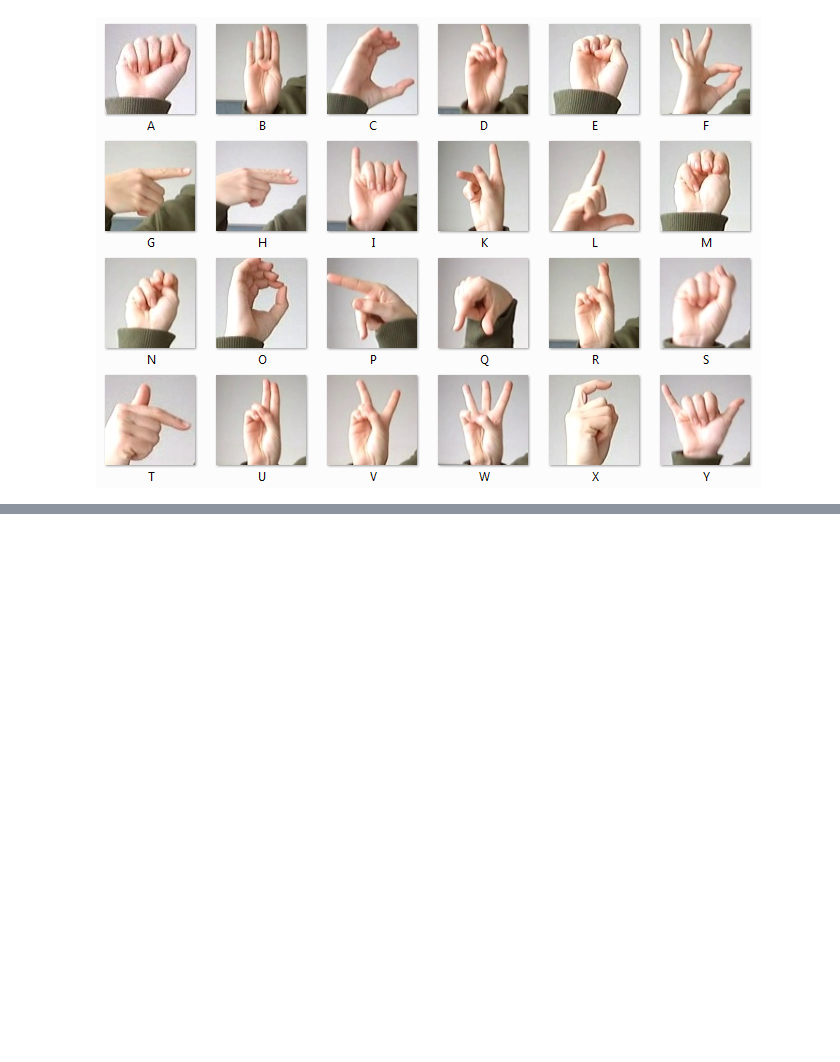
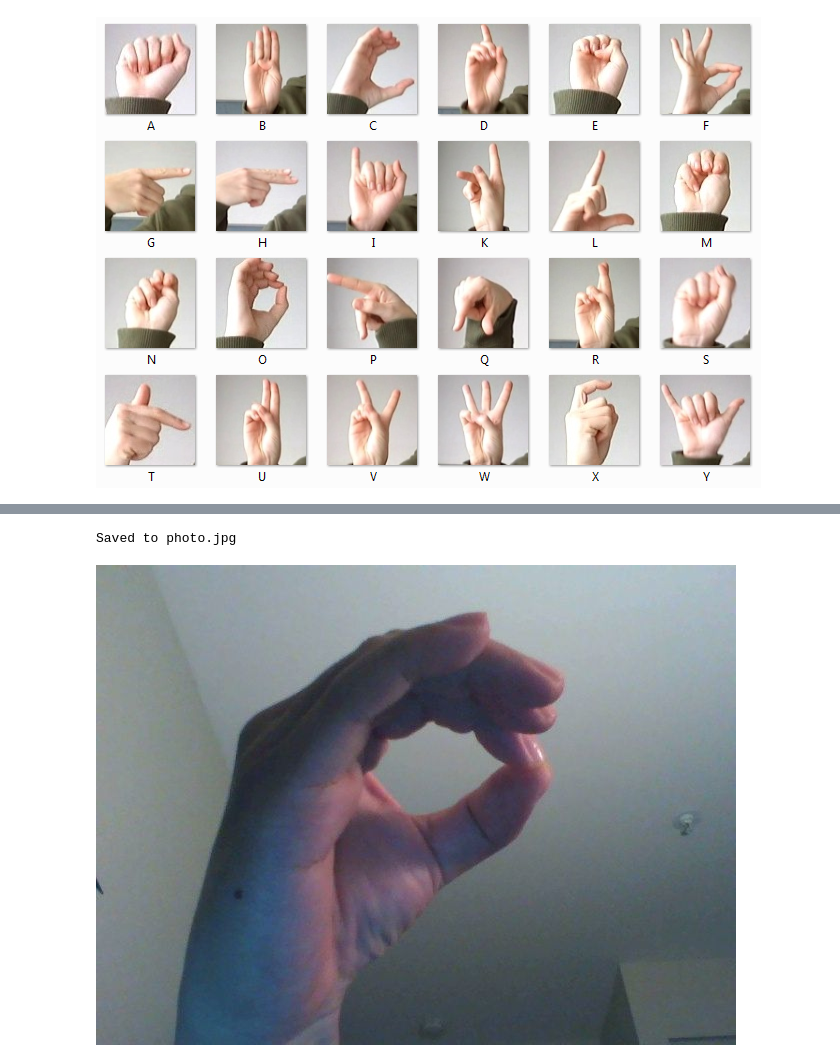
Before and after one commit to donggrant/sign-language-interface, a Jupyter notebook: model_development.ipynb, the cells around one changed output, grey strips where cells are left out. Saved outputs shown, nothing was run; the diff lists cells and outputs as text; code cells hidden in the pictures; blank space fills up the shorter version.

```diff
--- a/model_development.ipynb
+++ b/model_development.ipynb
@@ -179,0 +218,24 @@ Predicted as: r
+# %%
+from IPython.display import Image
+
+try:
+  filename = take_photo()
+  print('Saved to {}'.format(filename))
+
+  # Show the image which was just taken.
+  display(Image(filename))
+except Exception as err:
+  # Errors will be thrown if the user does not have a webcam or if they do not
+  # grant the page permission to access it.
+  print(str(err))
+
+from PIL import Image
+# Preprocess image for model
+img = Image.open(filename)
+img = img.resize((28, 28))
+img = np.asarray(img)
+img = img[:,:,0] # convert to grayscale
+img = np.reshape(img, (28, 28))
+img = np.array(img.flatten())
+img = img.reshape(1, 28, 28, 1)
+# %% [output]
@@ -179,0 +243,2 @@ Predicted as: r
+Saved to photo.jpg
+[figure, added]
```
Also changed, not shown: parts of 11 cells of this notebook.
